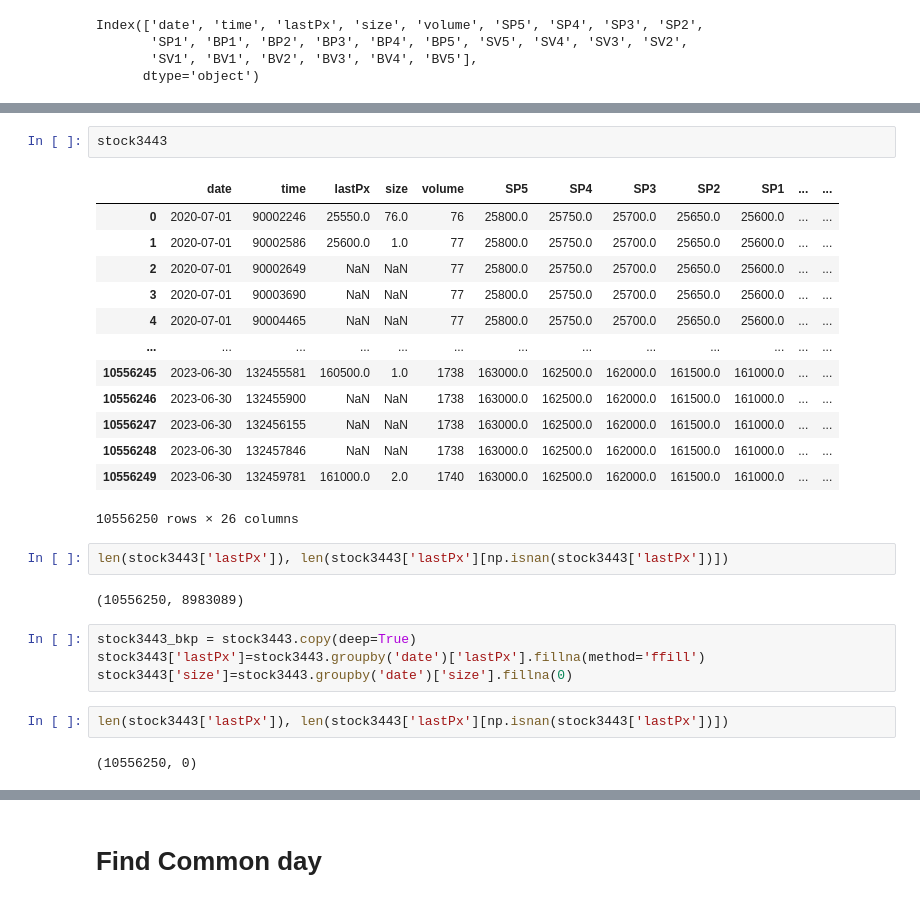
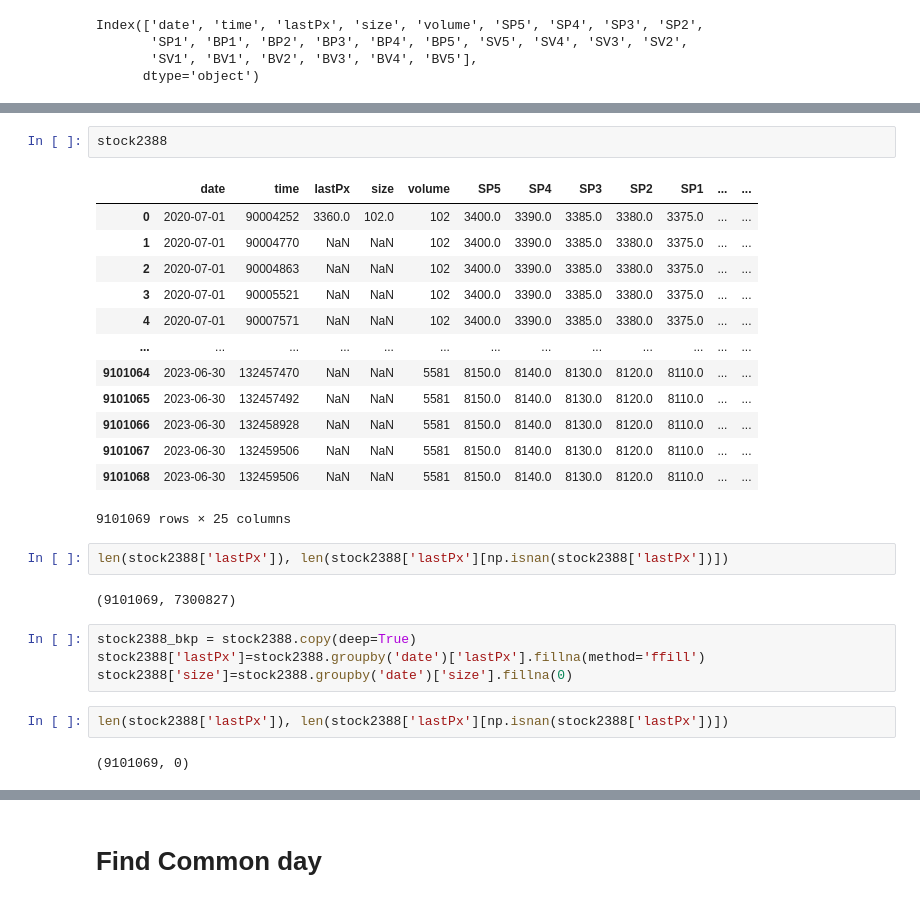
Before and after one commit to Jeremygaop/research-on-pair-trading, a Jupyter notebook: data-sync.ipynb, the cells around one changed output, grey strips where cells are left out. Saved outputs shown, nothing was run; the diff lists cells and outputs as text.

```diff
--- a/data-sync.ipynb
+++ b/data-sync.ipynb
@@ -244,28 +244,28 @@ stock3443 = stock3443.reset_index(drop=True)
-# %%
-stock3443
-# %% [output]
-|  | date | time | lastPx | size | volume | SP5 | SP4 | SP3 | SP2 | SP1 | ... | ... |
-| 0 | 2020-07-01 | 90002246 | 25550.0 | 76.0 | 76 | 25800.0 | 25750.0 | 25700.0 | 25650.0 | 25600.0 | ... | ... |
-| 1 | 2020-07-01 | 90002586 | 25600.0 | 1.0 | 77 | 25800.0 | 25750.0 | 25700.0 | 25650.0 | 25600.0 | ... | ... |
-| 2 | 2020-07-01 | 90002649 | NaN | NaN | 77 | 25800.0 | 25750.0 | 25700.0 | 25650.0 | 25600.0 | ... | ... |
-| 3 | 2020-07-01 | 90003690 | NaN | NaN | 77 | 25800.0 | 25750.0 | 25700.0 | 25650.0 | 25600.0 | ... | ... |
-| 4 | 2020-07-01 | 90004465 | NaN | NaN | 77 | 25800.0 | 25750.0 | 25700.0 | 25650.0 | 25600.0 | ... | ... |
-| ... | ... | ... | ... | ... | ... | ... | ... | ... | ... | ... | ... | ... |
-| 10556245 | 2023-06-30 | 132455581 | 160500.0 | 1.0 | 1738 | 163000.0 | 162500.0 | 162000.0 | 161500.0 | 161000.0 | ... | ... |
-| 10556246 | 2023-06-30 | 132455900 | NaN | NaN | 1738 | 163000.0 | 162500.0 | 162000.0 | 161500.0 | 161000.0 | ... | ... |
-| 10556247 | 2023-06-30 | 132456155 | NaN | NaN | 1738 | 163000.0 | 162500.0 | 162000.0 | 161500.0 | 161000.0 | ... | ... |
-| 10556248 | 2023-06-30 | 132457846 | NaN | NaN | 1738 | 163000.0 | 162500.0 | 162000.0 | 161500.0 | 161000.0 | ... | ... |
-| 10556249 | 2023-06-30 | 132459781 | 161000.0 | 2.0 | 1740 | 163000.0 | 162500.0 | 162000.0 | 161500.0 | 161000.0 | ... | ... |
-10556250 rows × 26 columns
+# %%
+stock2388
+# %% [output]
+|  | date | time | lastPx | size | volume | SP5 | SP4 | SP3 | SP2 | SP1 | ... | ... |
+| 0 | 2020-07-01 | 90004252 | 3360.0 | 102.0 | 102 | 3400.0 | 3390.0 | 3385.0 | 3380.0 | 3375.0 | ... | ... |
+| 1 | 2020-07-01 | 90004770 | NaN | NaN | 102 | 3400.0 | 3390.0 | 3385.0 | 3380.0 | 3375.0 | ... | ... |
+| 2 | 2020-07-01 | 90004863 | NaN | NaN | 102 | 3400.0 | 3390.0 | 3385.0 | 3380.0 | 3375.0 | ... | ... |
+| 3 | 2020-07-01 | 90005521 | NaN | NaN | 102 | 3400.0 | 3390.0 | 3385.0 | 3380.0 | 3375.0 | ... | ... |
+| 4 | 2020-07-01 | 90007571 | NaN | NaN | 102 | 3400.0 | 3390.0 | 3385.0 | 3380.0 | 3375.0 | ... | ... |
+| ... | ... | ... | ... | ... | ... | ... | ... | ... | ... | ... | ... | ... |
+| 9101064 | 2023-06-30 | 132457470 | NaN | NaN | 5581 | 8150.0 | 8140.0 | 8130.0 | 8120.0 | 8110.0 | ... | ... |
+| 9101065 | 2023-06-30 | 132457492 | NaN | NaN | 5581 | 8150.0 | 8140.0 | 8130.0 | 8120.0 | 8110.0 | ... | ... |
+| 9101066 | 2023-06-30 | 132458928 | NaN | NaN | 5581 | 8150.0 | 8140.0 | 8130.0 | 8120.0 | 8110.0 | ... | ... |
+| 9101067 | 2023-06-30 | 132459506 | NaN | NaN | 5581 | 8150.0 | 8140.0 | 8130.0 | 8120.0 | 8110.0 | ... | ... |
+| 9101068 | 2023-06-30 | 132459506 | NaN | NaN | 5581 | 8150.0 | 8140.0 | 8130.0 | 8120.0 | 8110.0 | ... | ... |
+9101069 rows × 25 columns
 # %%
-len(stock3443['lastPx']), len(stock3443['lastPx'][np.isnan(stock3443['lastPx'])])
+len(stock2388['lastPx']), len(stock2388['lastPx'][np.isnan(stock2388['lastPx'])])
 # %% [output]
-(10556250, 8983089)
+(9101069, 7300827)
 # %%
-stock3443_bkp = stock3443.copy(deep=True)
-stock3443['lastPx']=stock3443.groupby('date')['lastPx'].fillna(method='ffill')
-stock3443['size']=stock3443.groupby('date')['size'].fillna(0)
+stock2388_bkp = stock2388.copy(deep=True)
+stock2388['lastPx']=stock2388.groupby('date')['lastPx'].fillna(method='ffill')
+stock2388['size']=stock2388.groupby('date')['size'].fillna(0)
 # %%
-len(stock3443['lastPx']), len(stock3443['lastPx'][np.isnan(stock3443['lastPx'])])
+len(stock2388['lastPx']), len(stock2388['lastPx'][np.isnan(stock2388['lastPx'])])
 # %% [output]
-(10556250, 0)
+(9101069, 0)
```
Also changed, not shown: parts of 12 cells of this notebook, 1 other file.
